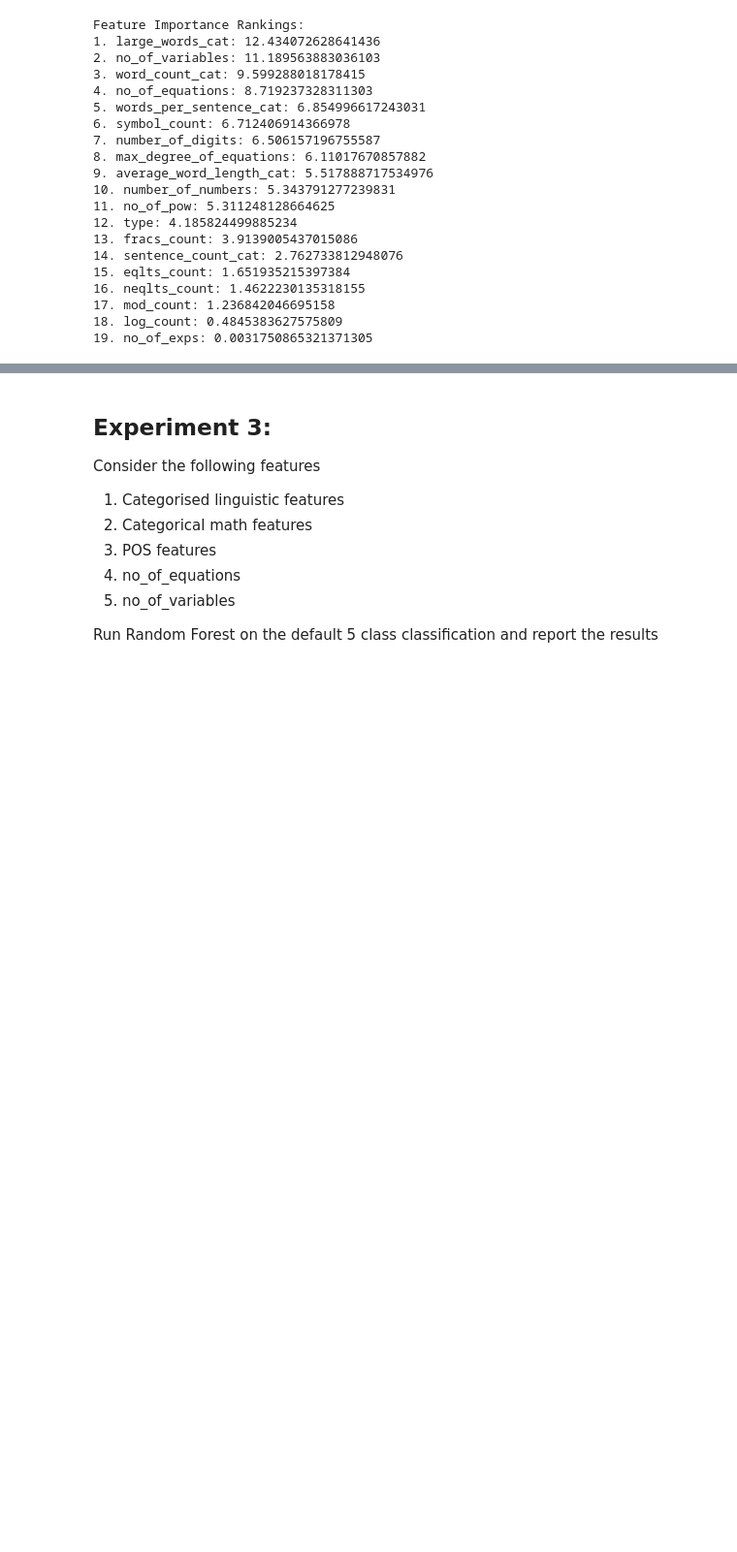
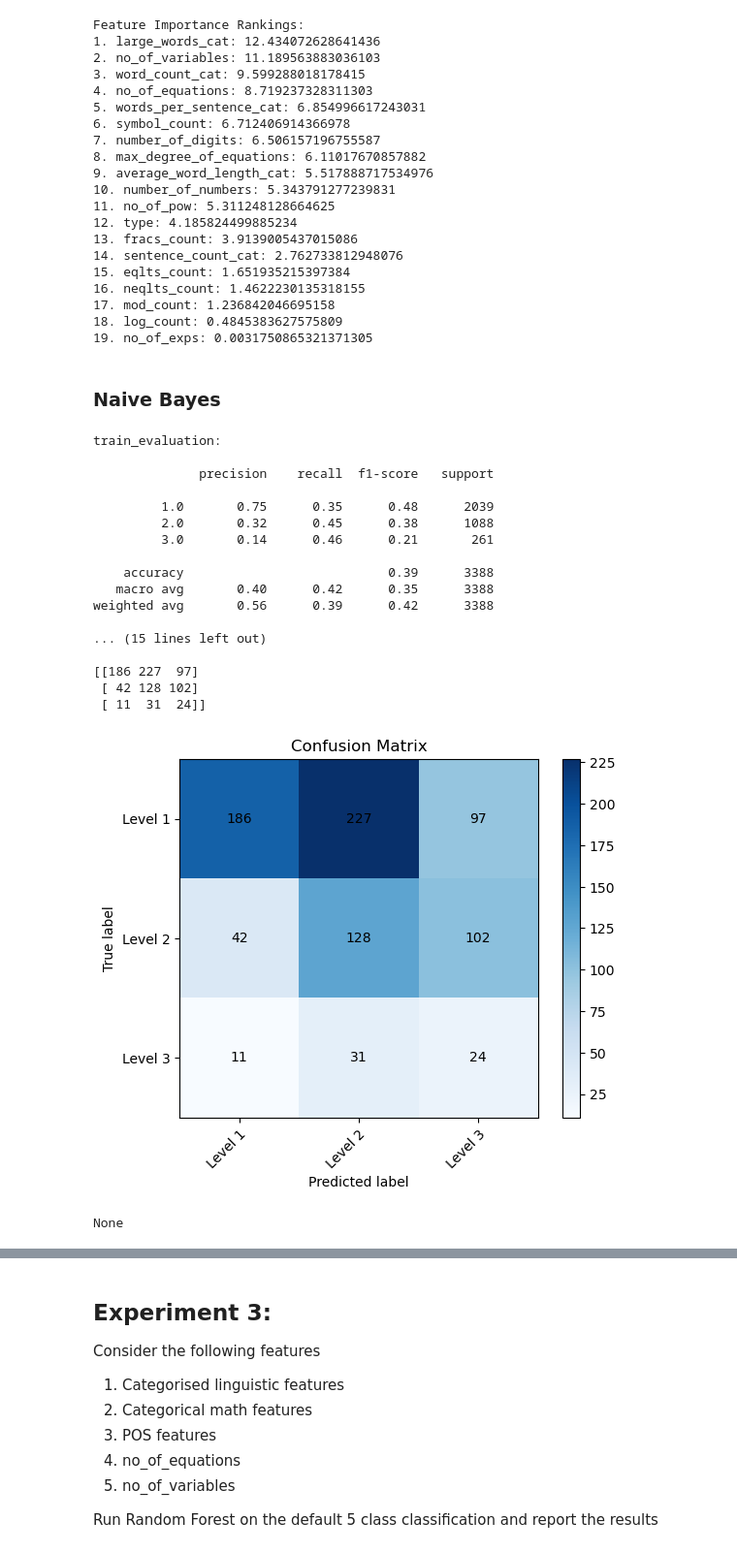
Before and after one commit to ysaidheeraj/NLP_math_research_project, a Jupyter notebook: Models/GT_3Levels.ipynb, the cells around one changed output, grey strips where cells are left out. Shown at 97% size. Drawn from its saved outputs; the diff is of its cells as text; code cells hidden in the pictures; blank space fills up the shorter version.

```diff
--- a/Models/GT_3Levels.ipynb
+++ b/Models/GT_3Levels.ipynb
@@ -210,3 +260,27 @@ Feature Importance Rankings:
 17. mod_count: 1.236842046695158
 18. log_count: 0.4845383627575809
 19. no_of_exps: 0.0031750865321371305
+# %% [markdown]
+### Naive Bayes
+# %%
+scores = Naive_Bayes_Model(data2, club_target=True, use_smote_technique=0, scores=scores, experiment="Experiment2 NB")
+# %% [output]
+train_evaluation:
+
+              precision    recall  f1-score   support
+
+         1.0       0.75      0.35      0.48      2039
+         2.0       0.32      0.45      0.38      1088
+         3.0       0.14      0.46      0.21       261
+
+    accuracy                           0.39      3388
+   macro avg       0.40      0.42      0.35      3388
+weighted avg       0.56      0.39      0.42      3388
+
+... (15 lines left out)
+
+[[186 227  97]
+ [ 42 128 102]
+ [ 11  31  24]]
+[figure, added]
+None
```
Also changed, not shown: parts of 20 cells of this notebook, 2 other files.
